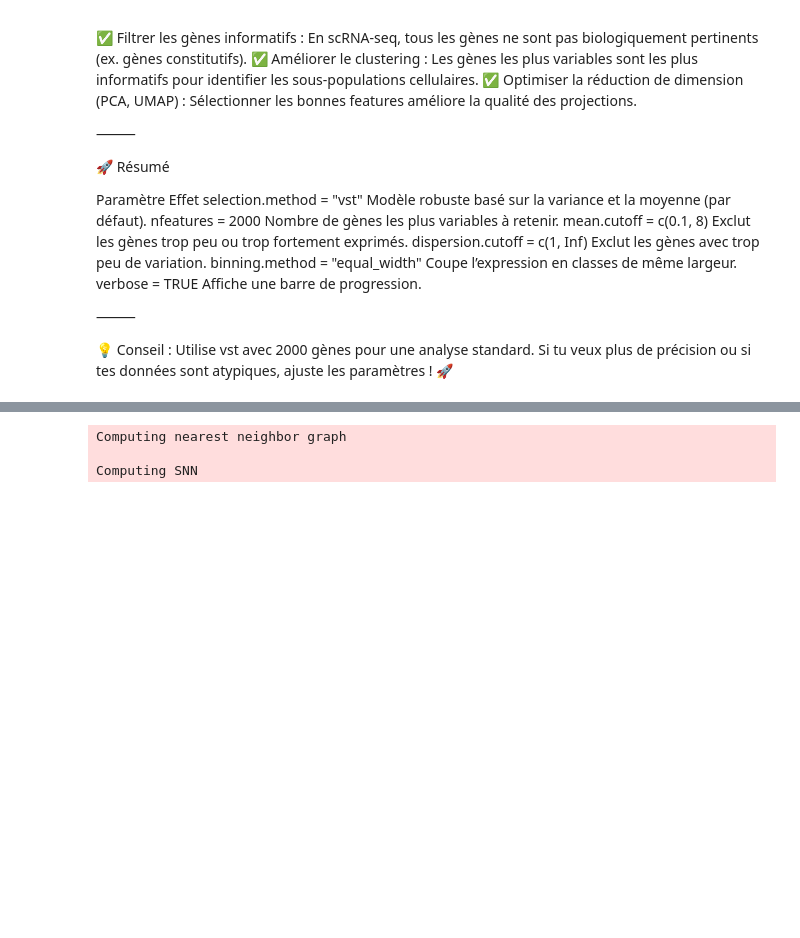
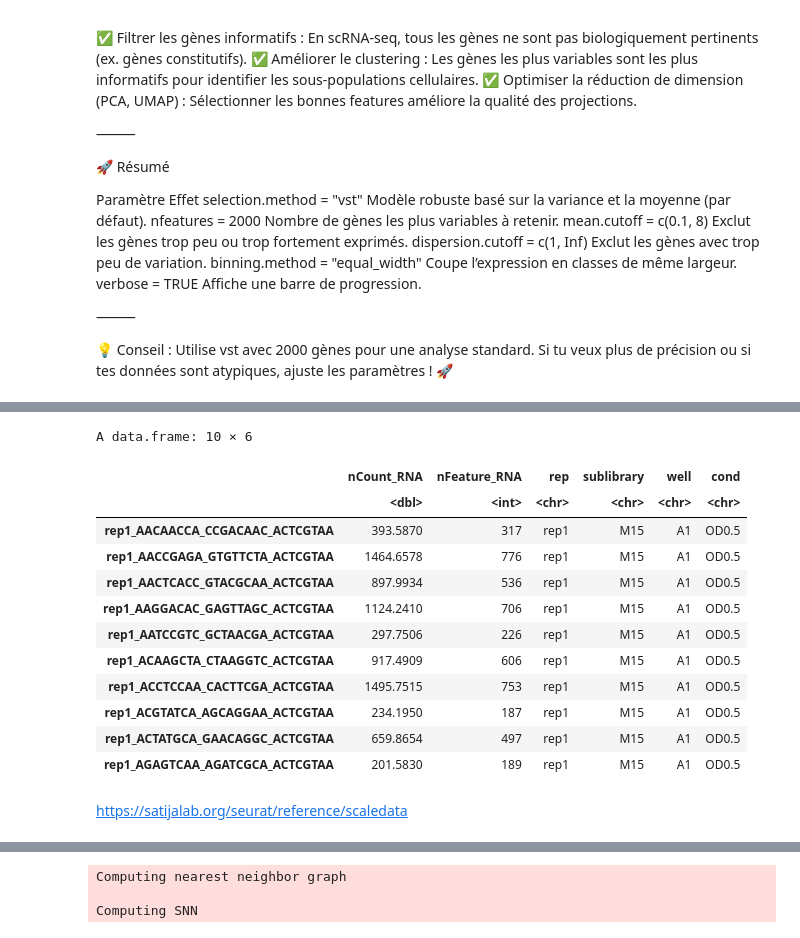
Before and after one commit to vgoupille/DOL_scRNAseq, a Jupyter notebook: 7_Article/script/script_Val/5_Normalisation_and_other.ipynb, the cells around one changed output, grey strips where cells are left out. Cells and saved outputs as stored; diff of their text form; code cells hidden in the pictures; blank space fills up the shorter version.

```diff
--- a/7_Article/script/script_Val/5_Normalisation_and_other.ipynb
+++ b/7_Article/script/script_Val/5_Normalisation_and_other.ipynb
@@ -1160,0 +1301,18 @@ Centering and scaling data matrix
+# %%
+head (seurat_obj_f2)
+# %% [output]
+A data.frame: 10 × 6
+|  | nCount_RNA | nFeature_RNA | rep | sublibrary | well | cond |
+|  | <dbl> | <int> | <chr> | <chr> | <chr> | <chr> |
+| rep1_AACAACCA_CCGACAAC_ACTCGTAA | 393.5870 | 317 | rep1 | M15 | A1 | OD0.5 |
+| rep1_AACCGAGA_GTGTTCTA_ACTCGTAA | 1464.6578 | 776 | rep1 | M15 | A1 | OD0.5 |
+| rep1_AACTCACC_GTACGCAA_ACTCGTAA | 897.9934 | 536 | rep1 | M15 | A1 | OD0.5 |
+| rep1_AAGGACAC_GAGTTAGC_ACTCGTAA | 1124.2410 | 706 | rep1 | M15 | A1 | OD0.5 |
+| rep1_AATCCGTC_GCTAACGA_ACTCGTAA | 297.7506 | 226 | rep1 | M15 | A1 | OD0.5 |
+| rep1_ACAAGCTA_CTAAGGTC_ACTCGTAA | 917.4909 | 606 | rep1 | M15 | A1 | OD0.5 |
+| rep1_ACCTCCAA_CACTTCGA_ACTCGTAA | 1495.7515 | 753 | rep1 | M15 | A1 | OD0.5 |
+| rep1_ACGTATCA_AGCAGGAA_ACTCGTAA | 234.1950 | 187 | rep1 | M15 | A1 | OD0.5 |
+| rep1_ACTATGCA_GAACAGGC_ACTCGTAA | 659.8654 | 497 | rep1 | M15 | A1 | OD0.5 |
+| rep1_AGAGTCAA_AGATCGCA_ACTCGTAA | 201.5830 | 189 | rep1 | M15 | A1 | OD0.5 |
+# %% [markdown]
+https://satijalab.org/seurat/reference/scaledata
```
Also changed, not shown: parts of 34 cells of this notebook.
